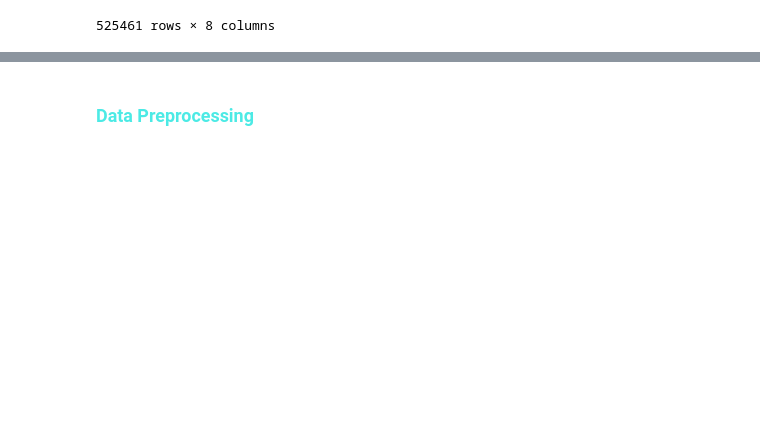
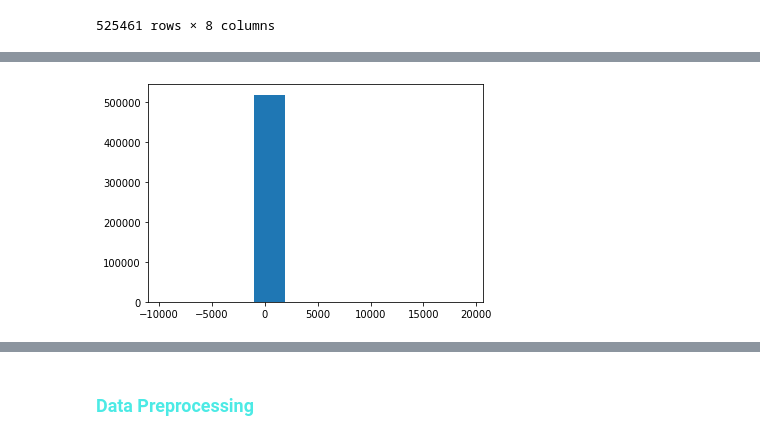
Before and after one commit to afbudiman/ML-Notebook, a Jupyter notebook: customer_segmentation.ipynb, the cells around one changed output, grey strips where cells are left out. Saved outputs shown, nothing was run; the diff lists cells and outputs as text; code cells hidden in the pictures; blank space fills up the shorter version.

```diff
--- a/customer_segmentation.ipynb
+++ b/customer_segmentation.ipynb
@@ -307,3 +43,0 @@ Name: amount, dtype: int64
-# %%
-df = df[~(df['amount']>6000)] #Dropping outliers
-df.shape
@@ -452,0 +117,8 @@ sns.distplot(df6['Recency'])
+# %%
+# fill NA/NaN/Null values
+# Note: it is not recommended to fill empty value with the previous value (backfill) in real life situation. You need to pay atention to the
+# importance of those value first. Since this isn't real life situation and those empty value is less importance in this case, we can safely
+# use this backfill mehode to fill it.
+
+df = df.fillna(method='backfill')
+df.isna().sum().sum()
@@ -452,0 +127,4 @@ sns.distplot(df6['Recency'])
+# %%
+# drop duplicated rows
+df = df.drop_duplicates()
+df.duplicated().sum()
@@ -452,0 +133,4 @@ sns.distplot(df6['Recency'])
+# %%
+# change column dtype
+df['Customer ID'] = df['Customer ID'].astype('int').astype(str)
+df['Customer ID'].dtype
@@ -452,0 +160,6 @@ sns.distplot(df6['Recency'])
+# %%
+# check the distribution of quantity variable
+plt.hist(df['Quantity'])
+plt.show()
+# %% [output]
+[figure, added]
```
Also changed, not shown: parts of 82 cells of this notebook.
